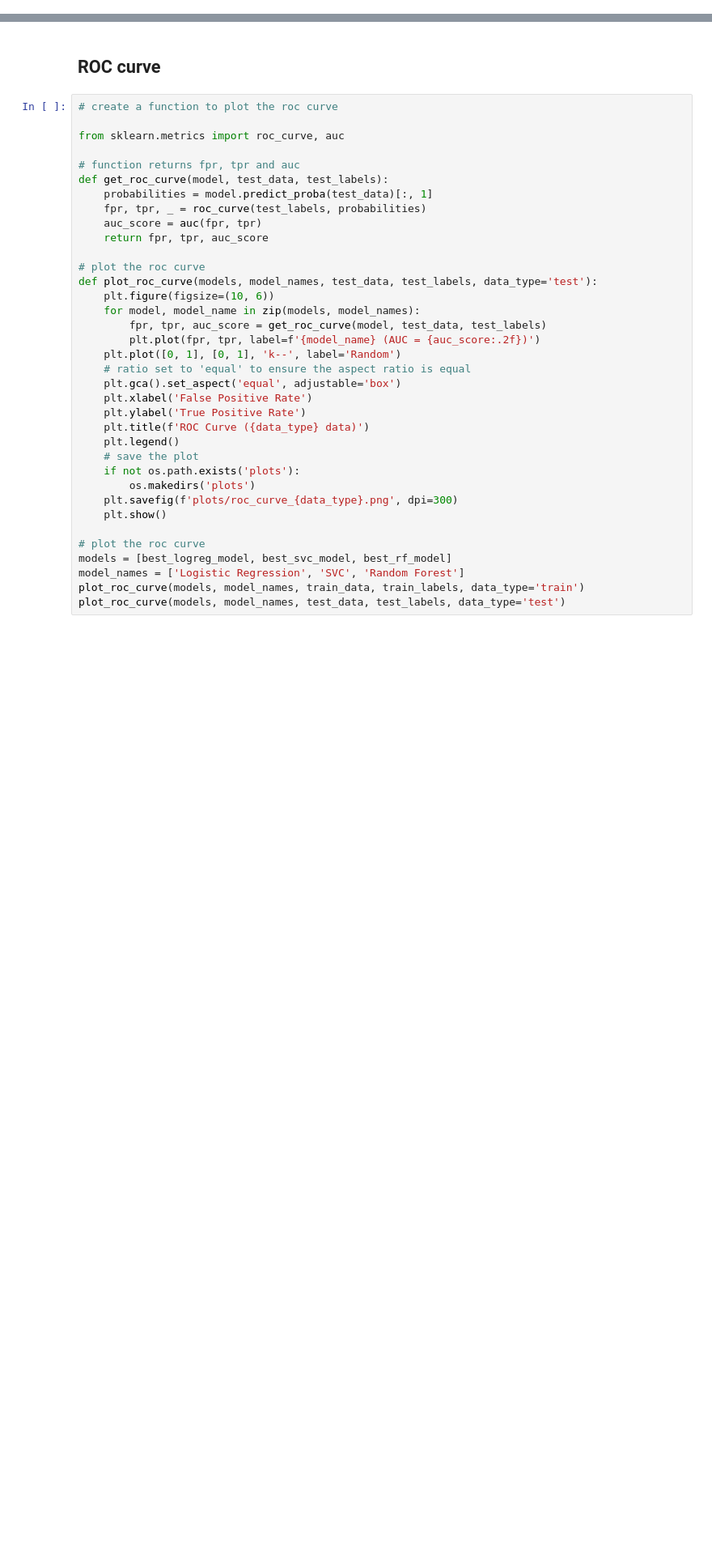
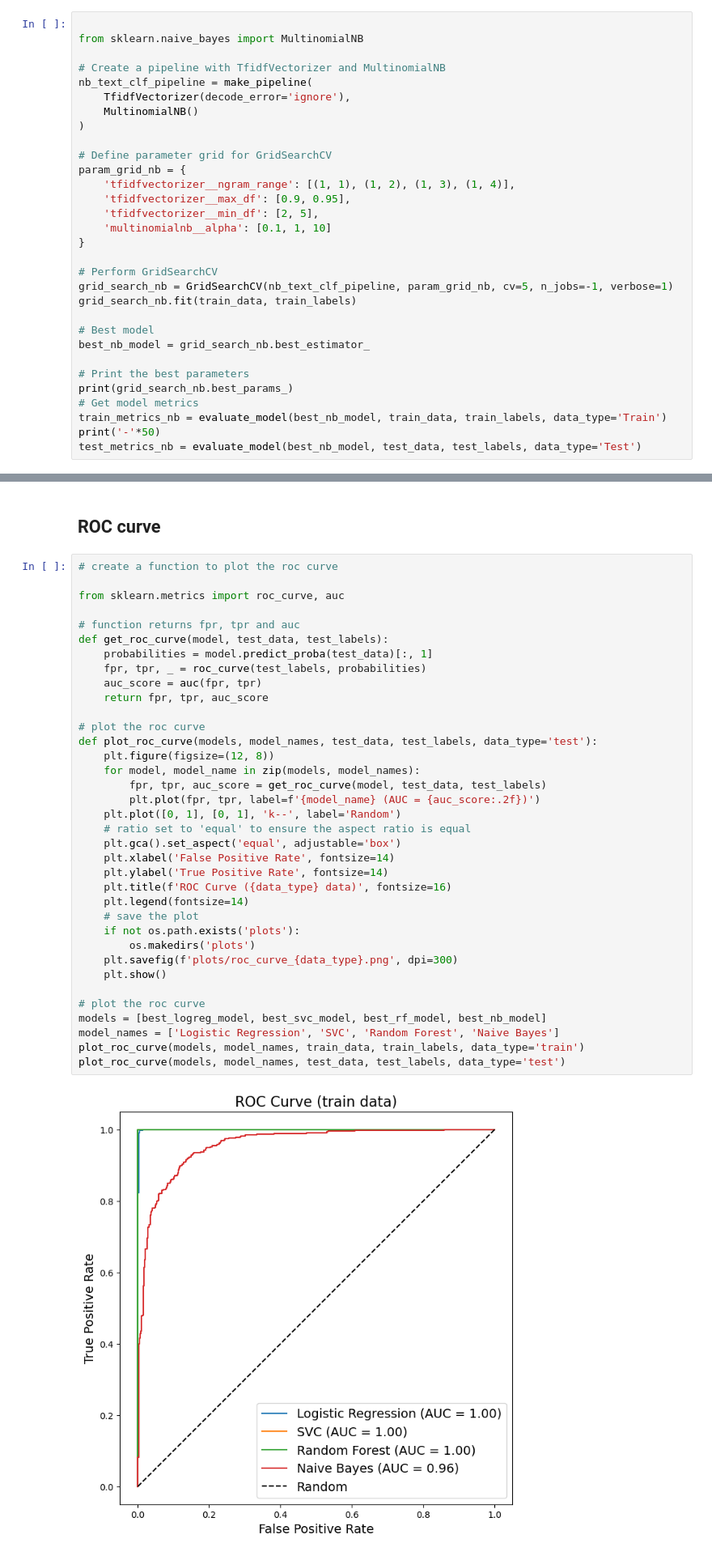
Before and after one commit to LeleVibrato/sb-code, a Jupyter notebook: em_classification.ipynb, the cells around one changed output, grey strips where cells are left out. Shown at 81% size. Cells and saved outputs as stored; diff of their text form; blank space fills up the shorter version.

Commit message:
vector

```diff
--- a/em_classification.ipynb
+++ b/em_classification.ipynb
@@ -238,0 +297,31 @@ test_metrics_rf = evaluate_model(best_rf_model, test_data, test_labels, data_typ
+# %%
+
+from sklearn.naive_bayes import MultinomialNB
+
+# Create a pipeline with TfidfVectorizer and MultinomialNB
+nb_text_clf_pipeline = make_pipeline(
+    TfidfVectorizer(decode_error='ignore'),
+    MultinomialNB()
+)
+
+# Define parameter grid for GridSearchCV
+param_grid_nb = {
+    'tfidfvectorizer__ngram_range': [(1, 1), (1, 2), (1, 3), (1, 4)],
+    'tfidfvectorizer__max_df': [0.9, 0.95],
+    'tfidfvectorizer__min_df': [2, 5],
+    'multinomialnb__alpha': [0.1, 1, 10]
+}
+
+# Perform GridSearchCV
+grid_search_nb = GridSearchCV(nb_text_clf_pipeline, param_grid_nb, cv=5, n_jobs=-1, verbose=1)
+grid_search_nb.fit(train_data, train_labels)
+
+# Best model
+best_nb_model = grid_search_nb.best_estimator_
+
+# Print the best parameters
+print(grid_search_nb.best_params_)
+# Get model metrics
+train_metrics_nb = evaluate_model(best_nb_model, train_data, train_labels, data_type='Train')
+print('-'*50)
+test_metrics_nb = evaluate_model(best_nb_model, test_data, test_labels, data_type='Test')
@@ -241,36 +350,38 @@ test_metrics_rf = evaluate_model(best_rf_model, test_data, test_labels, data_typ
 # %%
 # create a function to plot the roc curve
 
 from sklearn.metrics import roc_curve, auc
 
 # function returns fpr, tpr and auc
 def get_roc_curve(model, test_data, test_labels):
     probabilities = model.predict_proba(test_data)[:, 1]
     fpr, tpr, _ = roc_curve(test_labels, probabilities)
     auc_score = auc(fpr, tpr)
     return fpr, tpr, auc_score
 
 # plot the roc curve
 def plot_roc_curve(models, model_names, test_data, test_labels, data_type='test'):
-    plt.figure(figsize=(10, 6))
+    plt.figure(figsize=(12, 8))
     for model, model_name in zip(models, model_names):
         fpr, tpr, auc_score = get_roc_curve(model, test_data, test_labels)
         plt.plot(fpr, tpr, label=f'{model_name} (AUC = {auc_score:.2f})')
     plt.plot([0, 1], [0, 1], 'k--', label='Random')
     # ratio set to 'equal' to ensure the aspect ratio is equal
     plt.gca().set_aspect('equal', adjustable='box')
-    plt.xlabel('False Positive Rate')
-    plt.ylabel('True Positive Rate')
-    plt.title(f'ROC Curve ({data_type} data)')
-    plt.legend()
+    plt.xlabel('False Positive Rate', fontsize=14)
+    plt.ylabel('True Positive Rate', fontsize=14)
+    plt.title(f'ROC Curve ({data_type} data)', fontsize=16)
+    plt.legend(fontsize=14)
     # save the plot
     if not os.path.exists('plots'):
         os.makedirs('plots')
     plt.savefig(f'plots/roc_curve_{data_type}.png', dpi=300)
     plt.show()
 
 # plot the roc curve
-models = [best_logreg_model, best_svc_model, best_rf_model]
-model_names = ['Logistic Regression', 'SVC', 'Random Forest']
+models = [best_logreg_model, best_svc_model, best_rf_model, best_nb_model]
+model_names = ['Logistic Regression', 'SVC', 'Random Forest', 'Naive Bayes']
 plot_roc_curve(models, model_names, train_data, train_labels, data_type='train')
 plot_roc_curve(models, model_names, test_data, test_labels, data_type='test')
+# %% [output]
+[figure, added]
```
Also changed, not shown: parts of 8 cells of this notebook, 14 other files.
